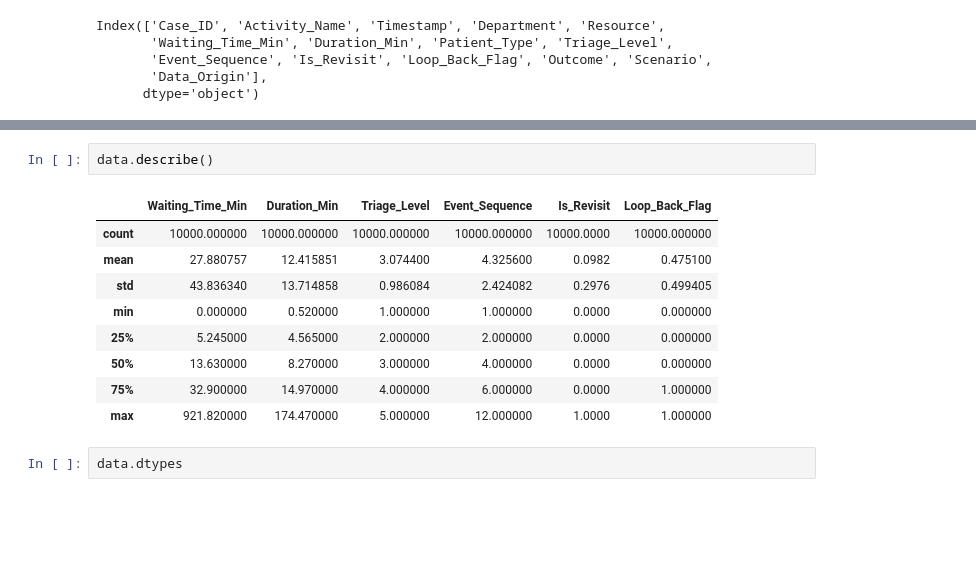
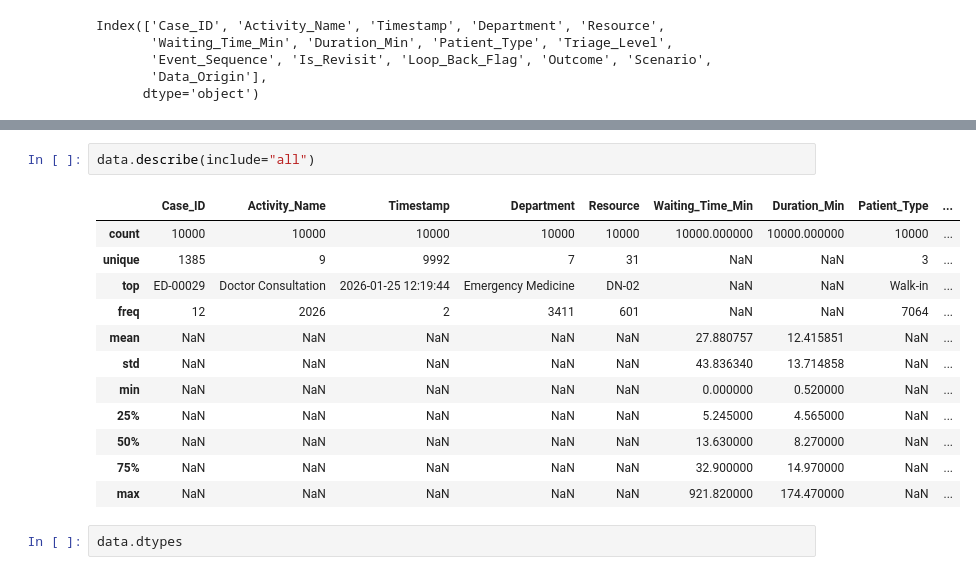
Before and after one commit to udayupmanyuu-spec/infotact-projects, a Jupyter notebook: Notebook/01_Dataset_understanding.ipynb, the cells around one changed output, grey strips where cells are left out. Saved outputs shown, nothing was run; the diff lists cells and outputs as text; blank space fills up the shorter version.

```diff
--- a/Notebook/01_Dataset_understanding.ipynb
+++ b/Notebook/01_Dataset_understanding.ipynb
@@ -62,17 +62,20 @@ Data columns (total 15 columns):
 dtypes: float64(2), int64(4), object(9)
 memory usage: 1.1+ MB
 # %%
-data.describe()
+data.describe(include="all")
 # %% [output]
-|  | Waiting_Time_Min | Duration_Min | Triage_Level | Event_Sequence | Is_Revisit | Loop_Back_Flag |
-| count | 10000.000000 | 10000.000000 | 10000.000000 | 10000.000000 | 10000.0000 | 10000.000000 |
-| mean | 27.880757 | 12.415851 | 3.074400 | 4.325600 | 0.0982 | 0.475100 |
-| std | 43.836340 | 13.714858 | 0.986084 | 2.424082 | 0.2976 | 0.499405 |
-| min | 0.000000 | 0.520000 | 1.000000 | 1.000000 | 0.0000 | 0.000000 |
-| 25% | 5.245000 | 4.565000 | 2.000000 | 2.000000 | 0.0000 | 0.000000 |
-| 50% | 13.630000 | 8.270000 | 3.000000 | 4.000000 | 0.0000 | 0.000000 |
-| 75% | 32.900000 | 14.970000 | 4.000000 | 6.000000 | 0.0000 | 1.000000 |
-| max | 921.820000 | 174.470000 | 5.000000 | 12.000000 | 1.0000 | 1.000000 |
+|  | Case_ID | Activity_Name | Timestamp | Department | Resource | Waiting_Time_Min | Duration_Min | Patient_Type | ... |
+| count | 10000 | 10000 | 10000 | 10000 | 10000 | 10000.000000 | 10000.000000 | 10000 | ... |
+| unique | 1385 | 9 | 9992 | 7 | 31 | NaN | NaN | 3 | ... |
+| top | ED-00029 | Doctor Consultation | 2026-01-25 12:19:44 | Emergency Medicine | DN-02 | NaN | NaN | Walk-in | ... |
+| freq | 12 | 2026 | 2 | 3411 | 601 | NaN | NaN | 7064 | ... |
+| mean | NaN | NaN | NaN | NaN | NaN | 27.880757 | 12.415851 | NaN | ... |
+| std | NaN | NaN | NaN | NaN | NaN | 43.836340 | 13.714858 | NaN | ... |
+| min | NaN | NaN | NaN | NaN | NaN | 0.000000 | 0.520000 | NaN | ... |
+| 25% | NaN | NaN | NaN | NaN | NaN | 5.245000 | 4.565000 | NaN | ... |
+| 50% | NaN | NaN | NaN | NaN | NaN | 13.630000 | 8.270000 | NaN | ... |
+| 75% | NaN | NaN | NaN | NaN | NaN | 32.900000 | 14.970000 | NaN | ... |
+| max | NaN | NaN | NaN | NaN | NaN | 921.820000 | 174.470000 | NaN | ... |
 # %%
 data.dtypes
 # %% [output]
```
Also changed, not shown: parts of 17 cells of this notebook.
